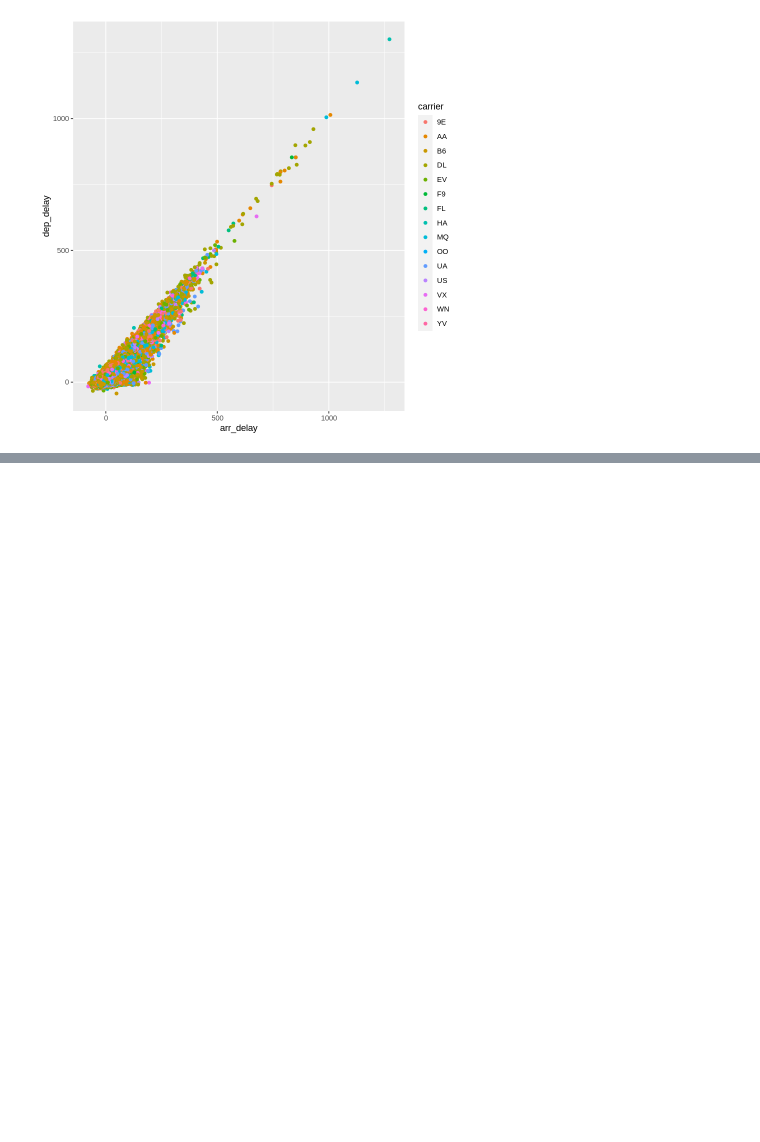
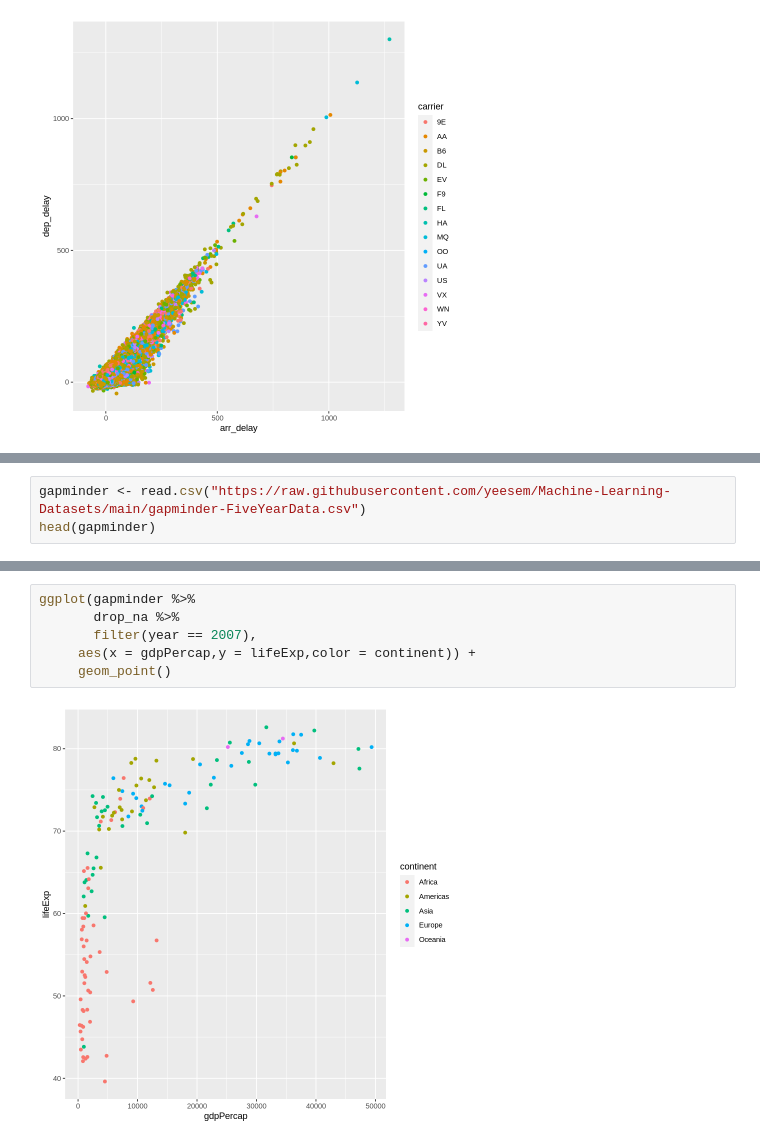
Before and after one commit to yeesem/Data-Visualization, a Jupyter notebook: R_Conference.ipynb, the cells around one changed output, grey strips where cells are left out. Saved outputs shown, nothing was run; the diff lists cells and outputs as text; blank space fills up the shorter version.

```diff
--- a/R_Conference.ipynb
+++ b/R_Conference.ipynb
@@ -483,0 +486,3 @@ ggplot(flights %>%
+# %%
+gapminder <- read.csv("https://raw.githubusercontent.com/yeesem/Machine-Learning-Datasets/main/gapminder-FiveYearData.csv")
+head(gapminder)
@@ -483,0 +557,8 @@ ggplot(flights %>%
+# %%
+ggplot(gapminder %>%
+       drop_na %>%
+       filter(year == 2007),
+     aes(x = gdpPercap,y = lifeExp,color = continent)) +
+     geom_point()
+# %% [output]
+[figure, added]
```
Also changed, not shown: parts of 5 cells of this notebook.
